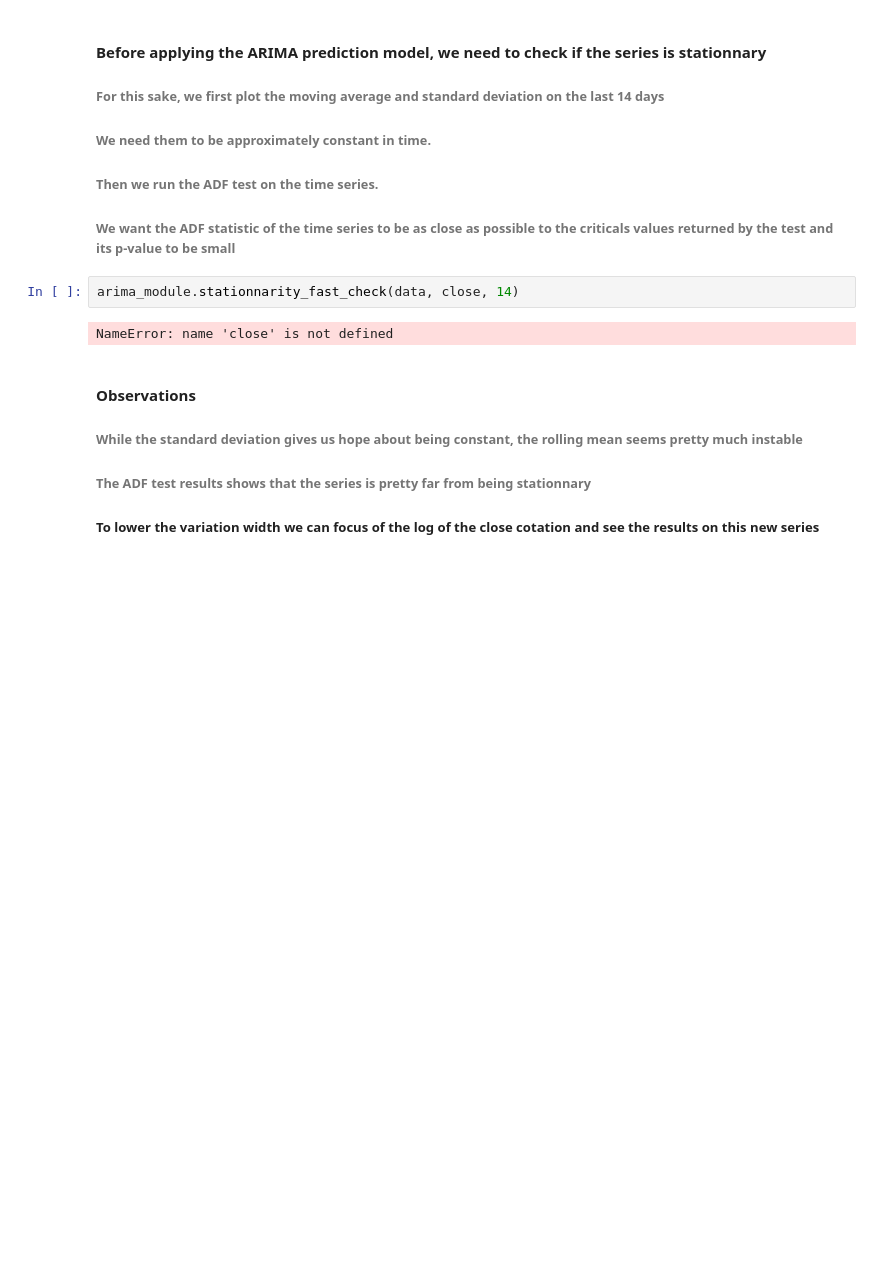
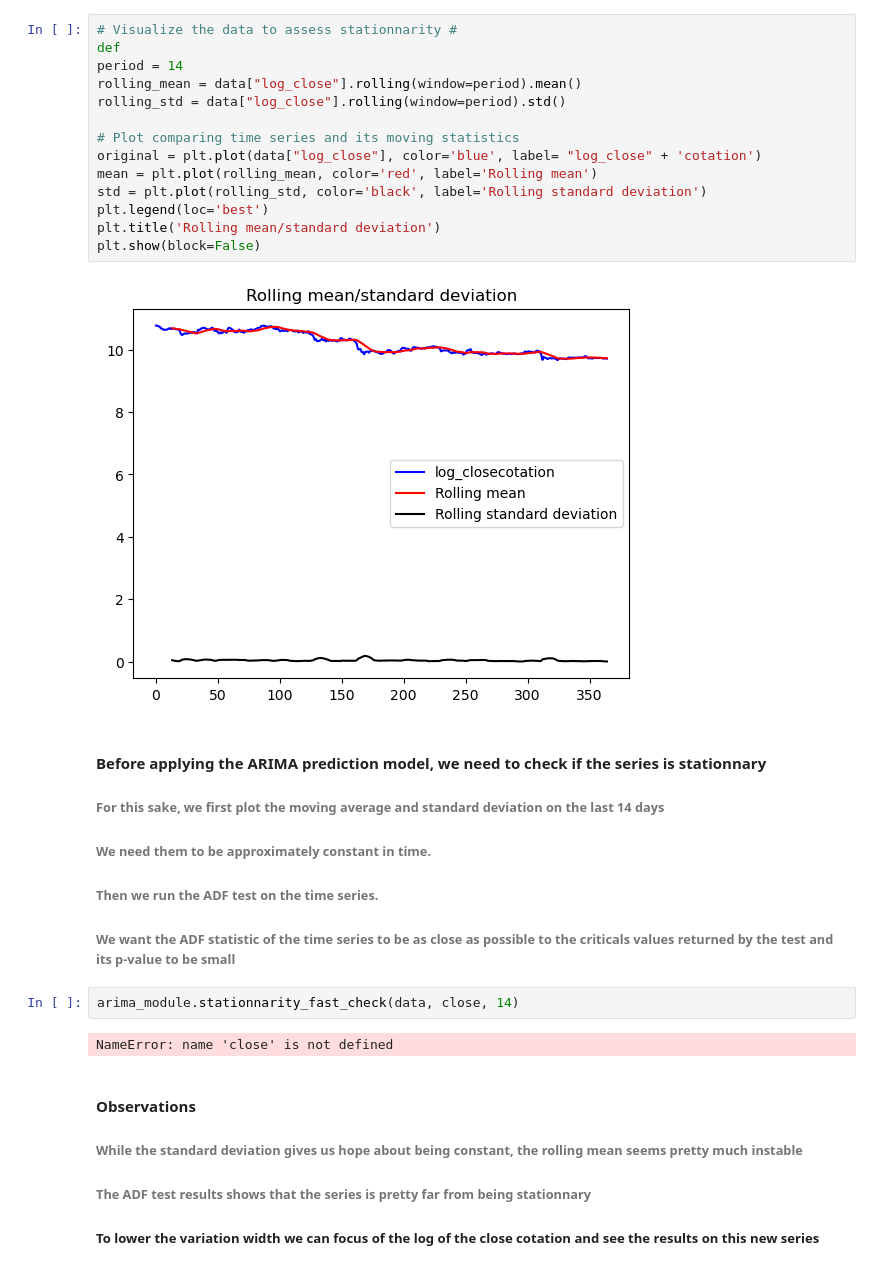
Before and after one commit to MohamedKeteb/Crypto_project, a Jupyter notebook: arima_model.ipynb, the cells around one changed output. Cells and saved outputs as stored; diff of their text form; blank space fills up the shorter version.

```diff
--- a/arima_model.ipynb
+++ b/arima_model.ipynb
@@ -51,3 +149,19 @@ KeyError: 'price'
+# %%
+# Visualize the data to assess stationnarity #
+def
+period = 14
+rolling_mean = data["log_close"].rolling(window=period).mean()
+rolling_std = data["log_close"].rolling(window=period).std()
+
+# Plot comparing time series and its moving statistics
+original = plt.plot(data["log_close"], color='blue', label= "log_close" + 'cotation')
+mean = plt.plot(rolling_mean, color='red', label='Rolling mean')
+std = plt.plot(rolling_std, color='black', label='Rolling standard deviation')
+plt.legend(loc='best')
+plt.title('Rolling mean/standard deviation')
+plt.show(block=False)
+# %% [output]
+[figure, added]
 # %% [markdown]
 #### Before applying the ARIMA prediction model, we need to check if the series is stationnary
 ###### For this sake, we first plot the moving average and standard deviation on the last 14 days
```
Also changed, not shown: parts of 14 cells of this notebook, 2 other files.
